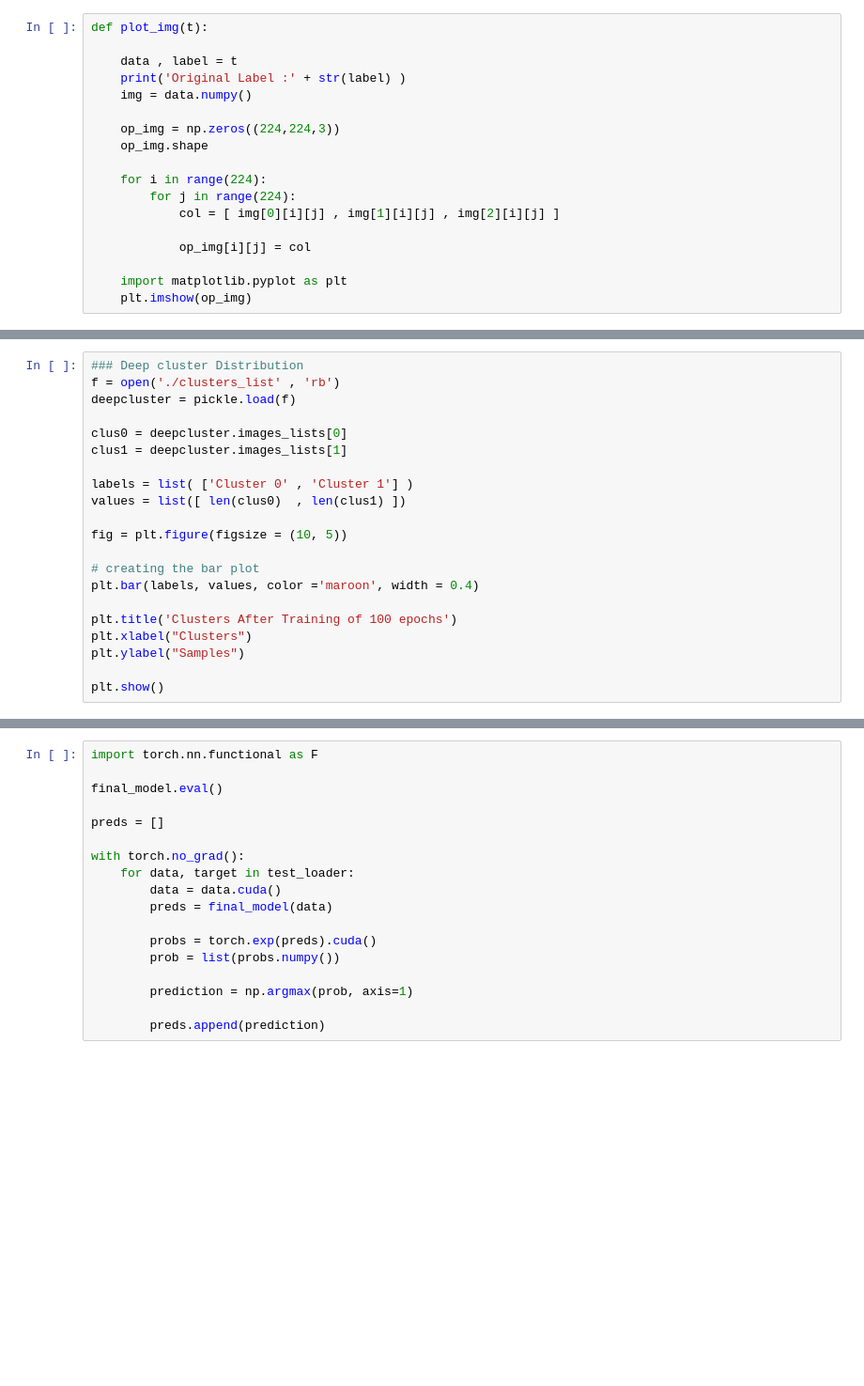
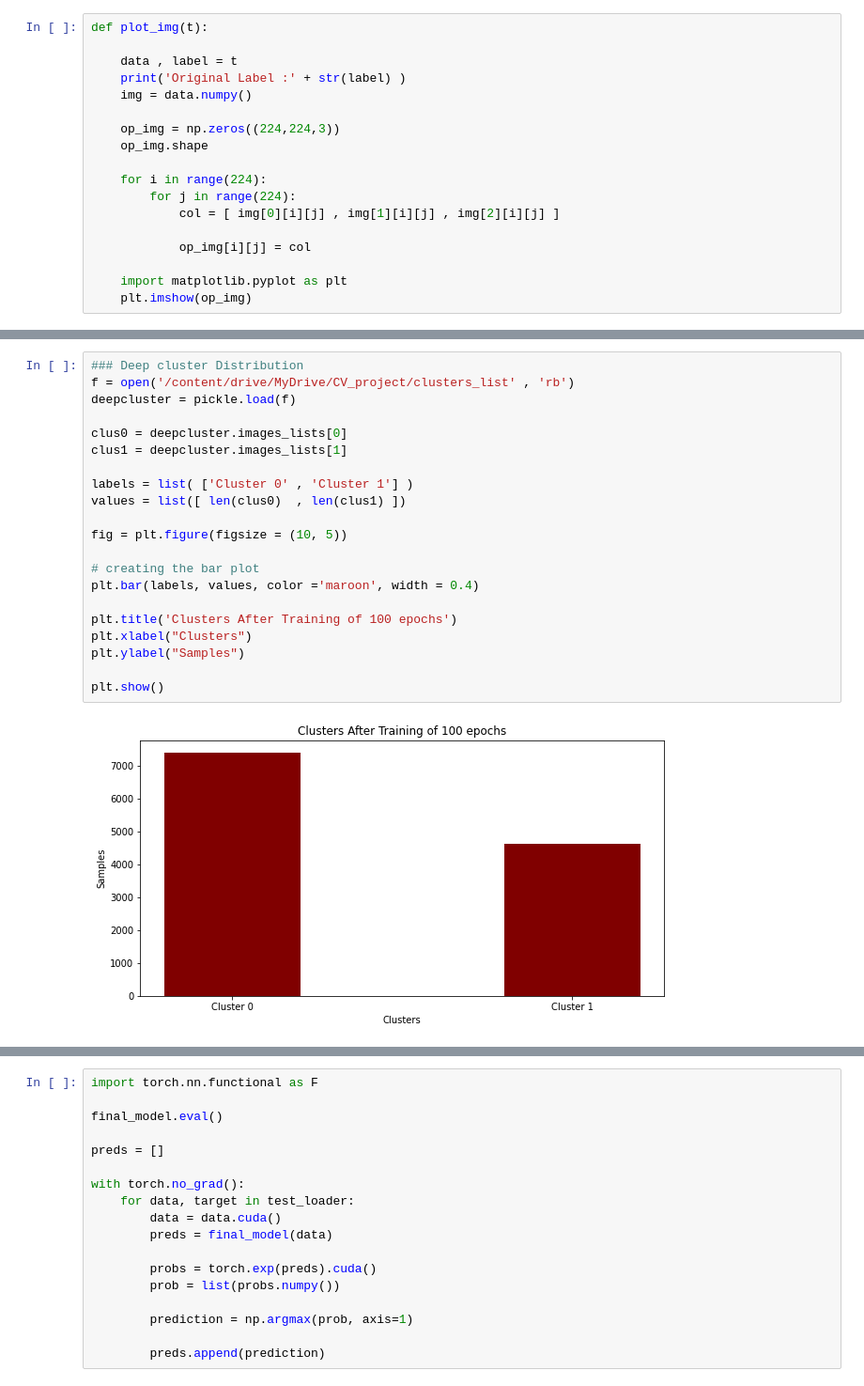
Before and after one commit to pratishtha-abrol/deepcluster, a Jupyter notebook: models/AlexNet.ipynb, the cells around one changed output, grey strips where cells are left out. Shown at 94% size. Drawn from its saved outputs; the diff is of its cells as text; blank space fills up the shorter version.

```diff
--- a/models/AlexNet.ipynb
+++ b/models/AlexNet.ipynb
@@ -430,24 +727,26 @@ plt.show()
 # %%
 ### Deep cluster Distribution
-f = open('./clusters_list' , 'rb')
+f = open('/content/drive/MyDrive/CV_project/clusters_list' , 'rb')
 deepcluster = pickle.load(f)
 
 clus0 = deepcluster.images_lists[0]
 clus1 = deepcluster.images_lists[1]
 
 labels = list( ['Cluster 0' , 'Cluster 1'] )
 values = list([ len(clus0)  , len(clus1) ])
 
 fig = plt.figure(figsize = (10, 5))
 
 # creating the bar plot
 plt.bar(labels, values, color ='maroon', width = 0.4)
 
 plt.title('Clusters After Training of 100 epochs')
 plt.xlabel("Clusters")
 plt.ylabel("Samples")
 
 plt.show()
+# %% [output]
+[figure, added]
 # %%
 #### Cluster 0 Analysis
 
```
Also changed, not shown: parts of 36 cells of this notebook.
